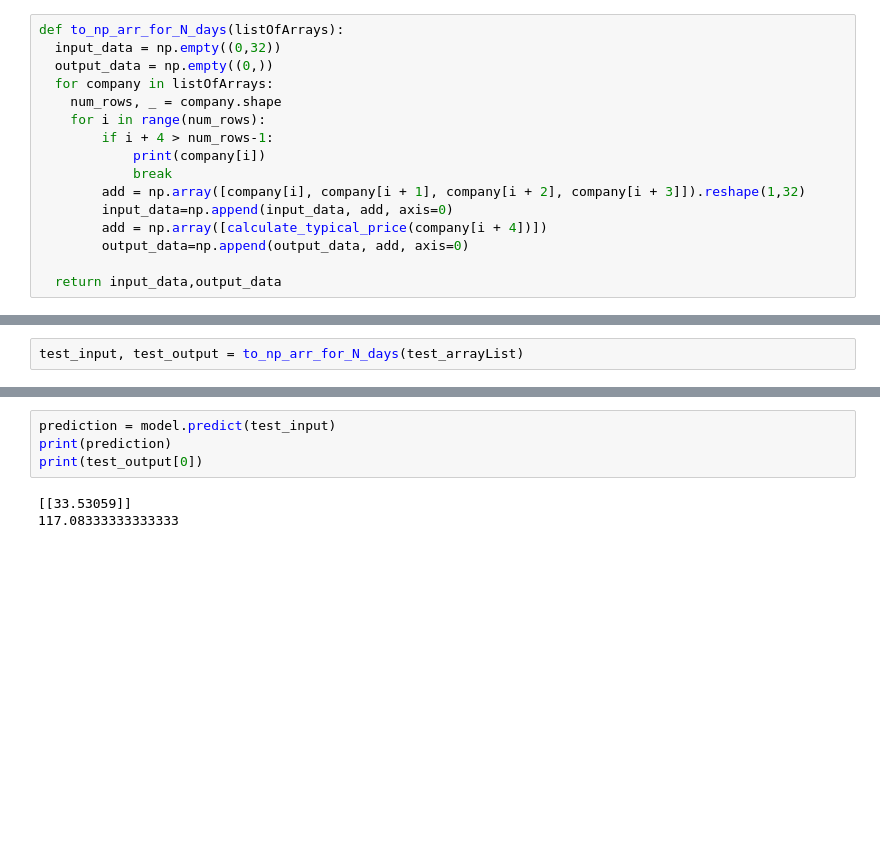
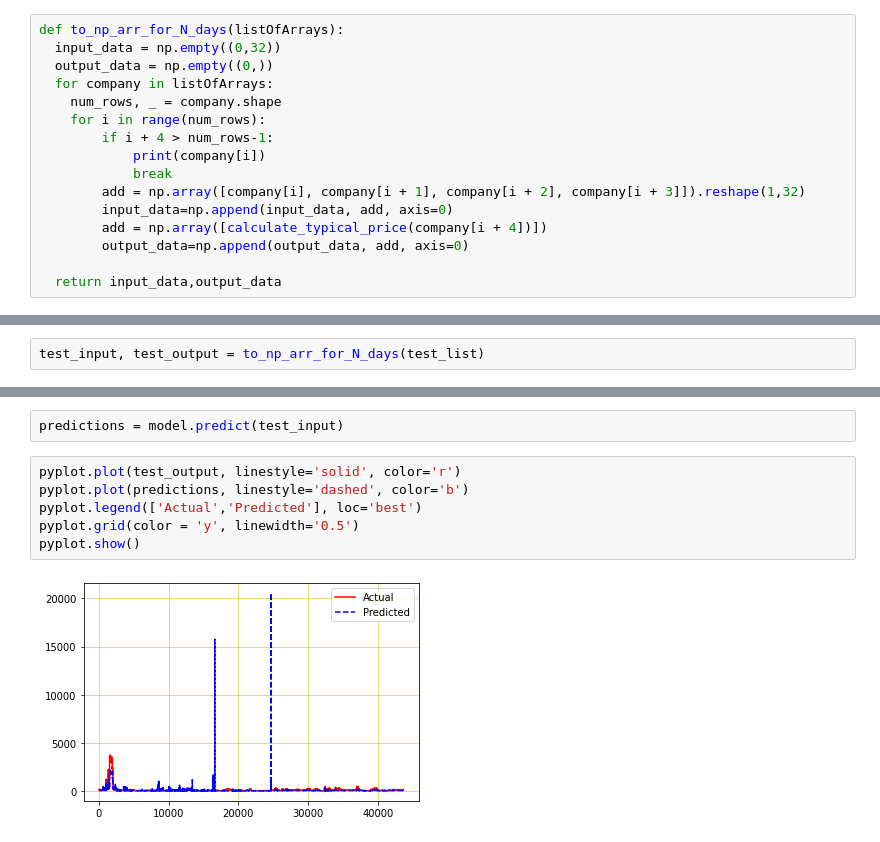
Before and after one commit to mikulicmateo/StockPrediction, a Jupyter notebook: StockPredict.ipynb, the cells around one changed output, grey strips where cells are left out. Drawn from its saved outputs; the diff is of its cells as text; blank space fills up the shorter version.

Commit message:
more data, better model

```diff
--- a/StockPredict.ipynb
+++ b/StockPredict.ipynb
@@ -110,0 +149,2 @@ train_input, train_output = to_np_arr_for_N_days(arrayList)
+# %%
+test_input, test_output = to_np_arr_for_N_days(test_list)
@@ -161,2 +201,0 @@ test_arrayList = load_from_dictionary(dataset_test)
-# %%
-test_input, test_output = to_np_arr_for_N_days(test_arrayList)
@@ -181,7 +208,10 @@ print(test_output)
 # %%
-prediction = model.predict(test_input)
-print(prediction)
-print(test_output[0])
+predictions = model.predict(test_input)
-# %% [output]
-[[33.53059]]
-117.08333333333333
+# %%
+pyplot.plot(test_output, linestyle='solid', color='r')
+pyplot.plot(predictions, linestyle='dashed', color='b')
+pyplot.legend(['Actual','Predicted'], loc='best')
+pyplot.grid(color = 'y', linewidth='0.5')
+pyplot.show()
+# %% [output]
+[figure, added]
```
Also changed, not shown: parts of 19 cells of this notebook.
